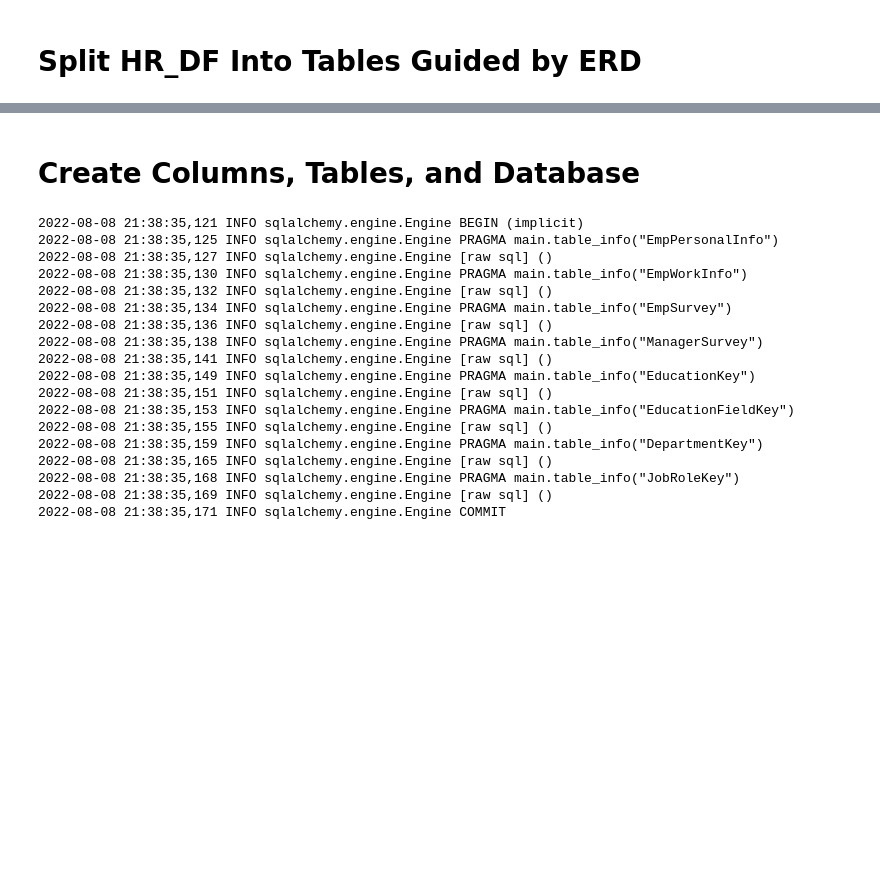
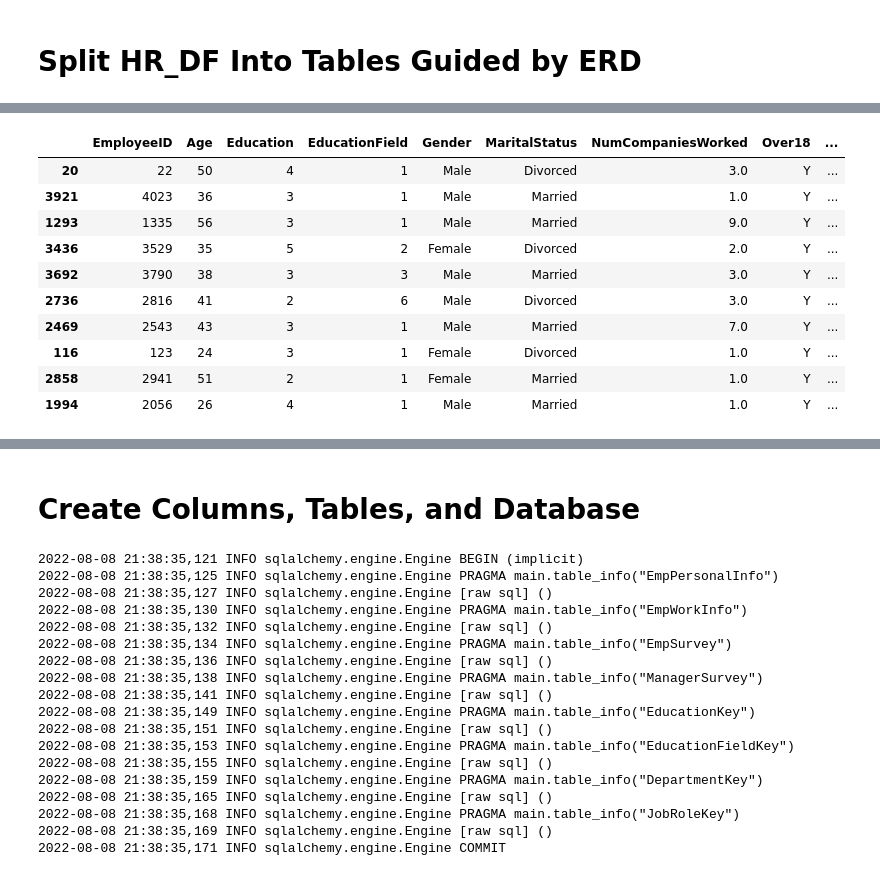
Before and after one commit to conorwhanson/UMN_Data_Capstone_Employee_Attrition, a Jupyter notebook: Oliver's Work/SQLite_DB_Creation.ipynb, the cells around one changed output, grey strips where cells are left out. Saved outputs shown, nothing was run; the diff lists cells and outputs as text; code cells hidden in the pictures; blank space fills up the shorter version.

Commit message:
created most necessary tables

```diff
--- a/Oliver's Work/SQLite_DB_Creation.ipynb
+++ b/Oliver's Work/SQLite_DB_Creation.ipynb
@@ -63,0 +150,4 @@ hr_df.describe()
+# %%
+empPersonalInfo_df = hr_df[['EmployeeID', 'Age', 'Education', 'EducationField',
+                            'Gender', 'MaritalStatus', 'NumCompaniesWorked', 'Over18', 'TotalWorkingYears']]
+empPersonalInfo_df.info()
@@ -63,0 +171,7 @@ hr_df.describe()
+# %%
+empPersonalInfo_df.EducationField[empPersonalInfo_df.EducationField == 'Life Sciences'] = 1
+empPersonalInfo_df.EducationField[empPersonalInfo_df.EducationField == 'Medical'] = 2
+empPersonalInfo_df.EducationField[empPersonalInfo_df.EducationField == 'Marketing'] = 3
+empPersonalInfo_df.EducationField[empPersonalInfo_df.EducationField == 'Technical Degree'] = 4
+empPersonalInfo_df.EducationField[empPersonalInfo_df.EducationField == 'Human Resources'] = 5
+empPersonalInfo_df.EducationField[empPersonalInfo_df.EducationField == 'Other'] = 6
@@ -63,0 +196,14 @@ hr_df.describe()
+# %%
+empPersonalInfo_df.sample(10)
+# %% [output]
+|  | EmployeeID | Age | Education | EducationField | Gender | MaritalStatus | NumCompaniesWorked | Over18 | ... |
+| 20 | 22 | 50 | 4 | 1 | Male | Divorced | 3.0 | Y | ... |
+| 3921 | 4023 | 36 | 3 | 1 | Male | Married | 1.0 | Y | ... |
+| 1293 | 1335 | 56 | 3 | 1 | Male | Married | 9.0 | Y | ... |
+| 3436 | 3529 | 35 | 5 | 2 | Female | Divorced | 2.0 | Y | ... |
+| 3692 | 3790 | 38 | 3 | 3 | Male | Married | 3.0 | Y | ... |
+| 2736 | 2816 | 41 | 2 | 6 | Male | Divorced | 3.0 | Y | ... |
+| 2469 | 2543 | 43 | 3 | 1 | Male | Married | 7.0 | Y | ... |
+| 116 | 123 | 24 | 3 | 1 | Female | Divorced | 1.0 | Y | ... |
+| 2858 | 2941 | 51 | 2 | 1 | Female | Married | 1.0 | Y | ... |
+| 1994 | 2056 | 26 | 4 | 1 | Male | Married | 1.0 | Y | ... |
```
Also changed, not shown: parts of 24 cells of this notebook.
